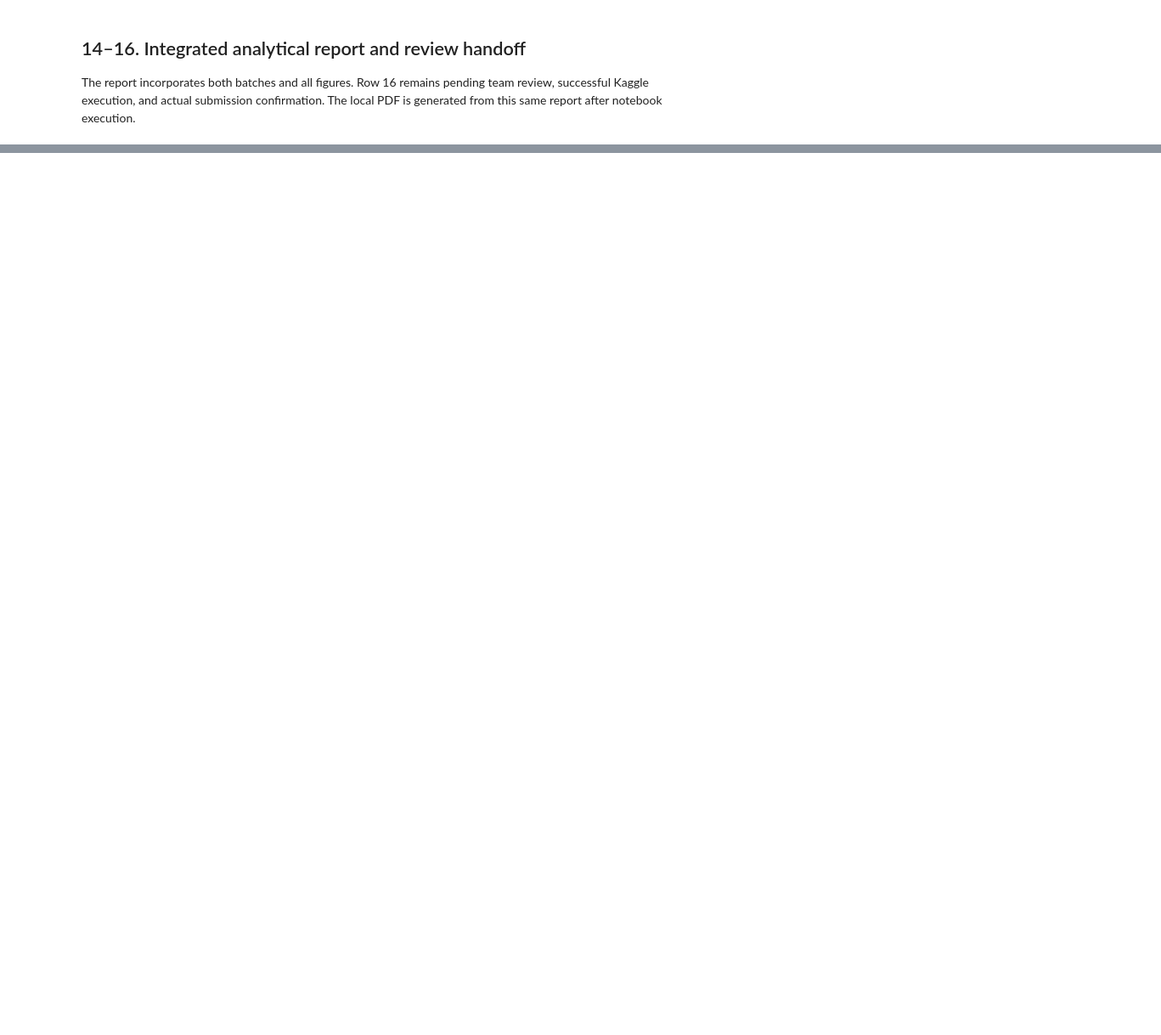
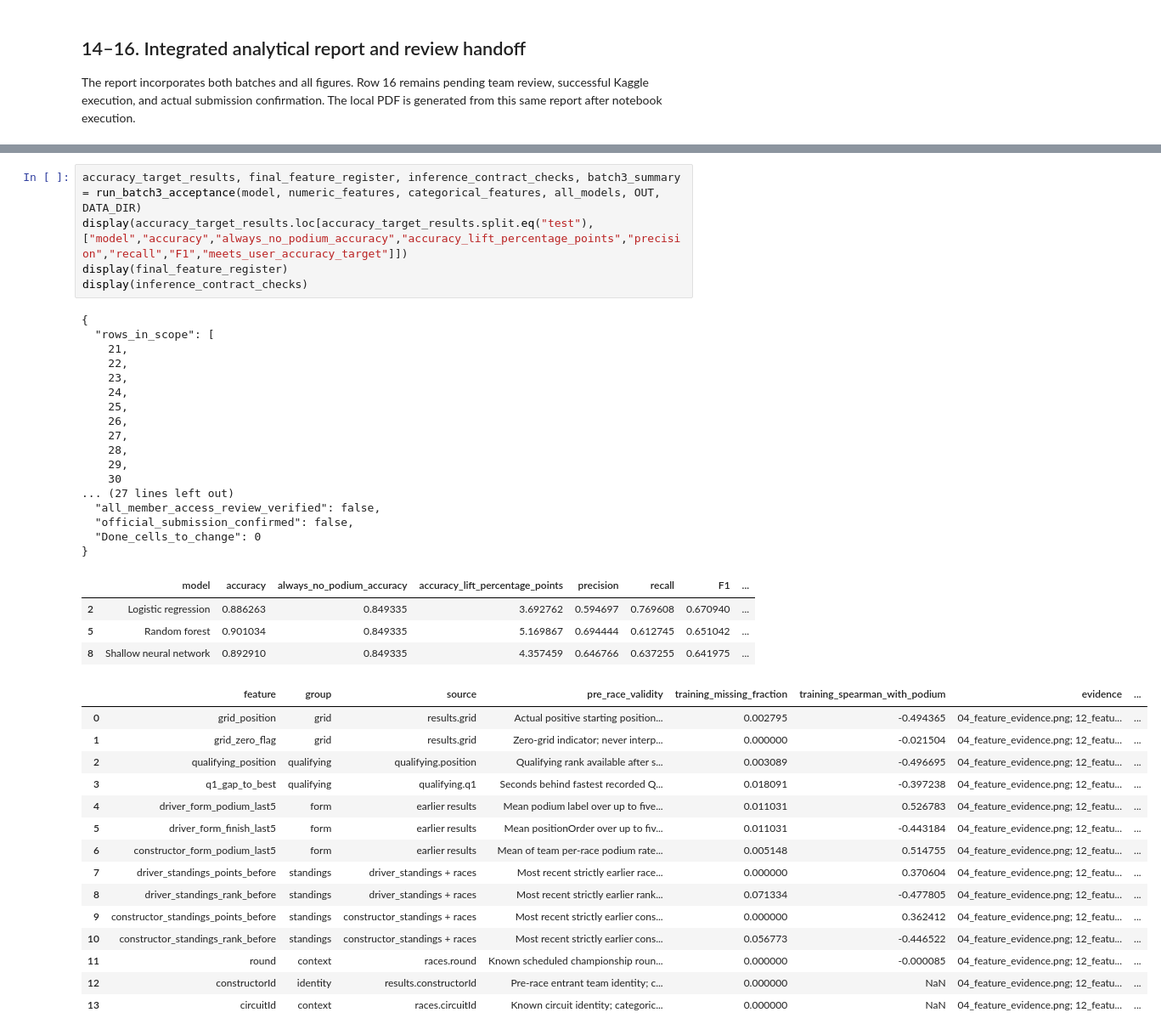
Before and after one commit to amrelkotit/Acl_9th_project, a Jupyter notebook: notebooks/milestone1.ipynb, the cells around one changed output, grey strips where cells are left out. Shown at 85% size. Saved outputs shown, nothing was run; the diff lists cells and outputs as text; blank space fills up the shorter version.

Commit message:
Verify MS1 acceptance rows 21-30 and the 80 percent accuracy target

```diff
--- a/notebooks/milestone1.ipynb
+++ b/notebooks/milestone1.ipynb
@@ -1824,0 +2012,42 @@ Team access/review, historical source ambiguities, Kaggle synchronization/runtim
+# %%
+accuracy_target_results, final_feature_register, inference_contract_checks, batch3_summary = run_batch3_acceptance(model, numeric_features, categorical_features, all_models, OUT, DATA_DIR)
+display(accuracy_target_results.loc[accuracy_target_results.split.eq("test"), ["model","accuracy","always_no_podium_accuracy","accuracy_lift_percentage_points","precision","recall","F1","meets_user_accuracy_target"]])
+display(final_feature_register)
+display(inference_contract_checks)
+# %% [output]
+{
+  "rows_in_scope": [
+    21,
+    22,
+    23,
+    24,
+    25,
+    26,
+    27,
+    28,
+    29,
+    30
+... (27 lines left out)
+  "all_member_access_review_verified": false,
+  "official_submission_confirmed": false,
+  "Done_cells_to_change": 0
+}
+|  | model | accuracy | always_no_podium_accuracy | accuracy_lift_percentage_points | precision | recall | F1 | ... |
+| 2 | Logistic regression | 0.886263 | 0.849335 | 3.692762 | 0.594697 | 0.769608 | 0.670940 | ... |
+| 5 | Random forest | 0.901034 | 0.849335 | 5.169867 | 0.694444 | 0.612745 | 0.651042 | ... |
+| 8 | Shallow neural network | 0.892910 | 0.849335 | 4.357459 | 0.646766 | 0.637255 | 0.641975 | ... |
+|  | feature | group | source | pre_race_validity | training_missing_fraction | training_spearman_with_podium | evidence | ... |
+| 0 | grid_position | grid | results.grid | Actual positive starting position... | 0.002795 | -0.494365 | 04_feature_evidence.png; 12_featu... | ... |
+| 1 | grid_zero_flag | grid | results.grid | Zero-grid indicator; never interp... | 0.000000 | -0.021504 | 04_feature_evidence.png; 12_featu... | ... |
+| 2 | qualifying_position | qualifying | qualifying.position | Qualifying rank available after s... | 0.003089 | -0.496695 | 04_feature_evidence.png; 12_featu... | ... |
+| 3 | q1_gap_to_best | qualifying | qualifying.q1 | Seconds behind fastest recorded Q... | 0.018091 | -0.397238 | 04_feature_evidence.png; 12_featu... | ... |
+| 4 | driver_form_podium_last5 | form | earlier results | Mean podium label over up to five... | 0.011031 | 0.526783 | 04_feature_evidence.png; 12_featu... | ... |
+| 5 | driver_form_finish_last5 | form | earlier results | Mean positionOrder over up to fiv... | 0.011031 | -0.443184 | 04_feature_evidence.png; 12_featu... | ... |
+| 6 | constructor_form_podium_last5 | form | earlier results | Mean of team per-race podium rate... | 0.005148 | 0.514755 | 04_feature_evidence.png; 12_featu... | ... |
+| 7 | driver_standings_points_before | standings | driver_standings + races | Most recent strictly earlier race... | 0.000000 | 0.370604 | 04_feature_evidence.png; 12_featu... | ... |
+| 8 | driver_standings_rank_before | standings | driver_standings + races | Most recent strictly earlier rank... | 0.071334 | -0.477805 | 04_feature_evidence.png; 12_featu... | ... |
+| 9 | constructor_standings_points_before | standings | constructor_standings + races | Most recent strictly earlier cons... | 0.000000 | 0.362412 | 04_feature_evidence.png; 12_featu... | ... |
+| 10 | constructor_standings_rank_before | standings | constructor_standings + races | Most recent strictly earlier cons... | 0.056773 | -0.446522 | 04_feature_evidence.png; 12_featu... | ... |
+| 11 | round | context | races.round | Known scheduled championship roun... | 0.000000 | -0.000085 | 04_feature_evidence.png; 12_featu... | ... |
+| 12 | constructorId | identity | results.constructorId | Pre-race entrant team identity; c... | 0.000000 | NaN | 04_feature_evidence.png; 12_featu... | ... |
+| 13 | circuitId | context | races.circuitId | Known circuit identity; categoric... | 0.000000 | NaN | 04_feature_evidence.png; 12_featu... | ... |
```
Also changed, not shown: parts of 7 cells of this notebook, 27 other files.
